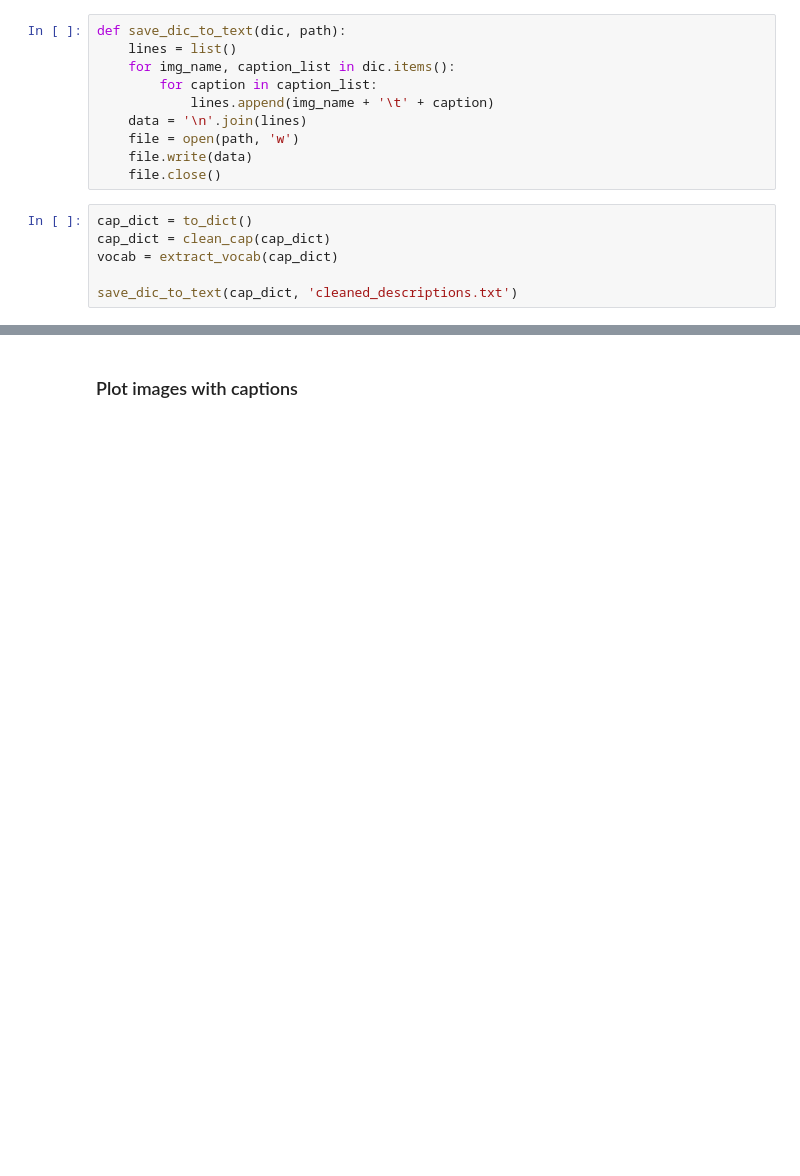
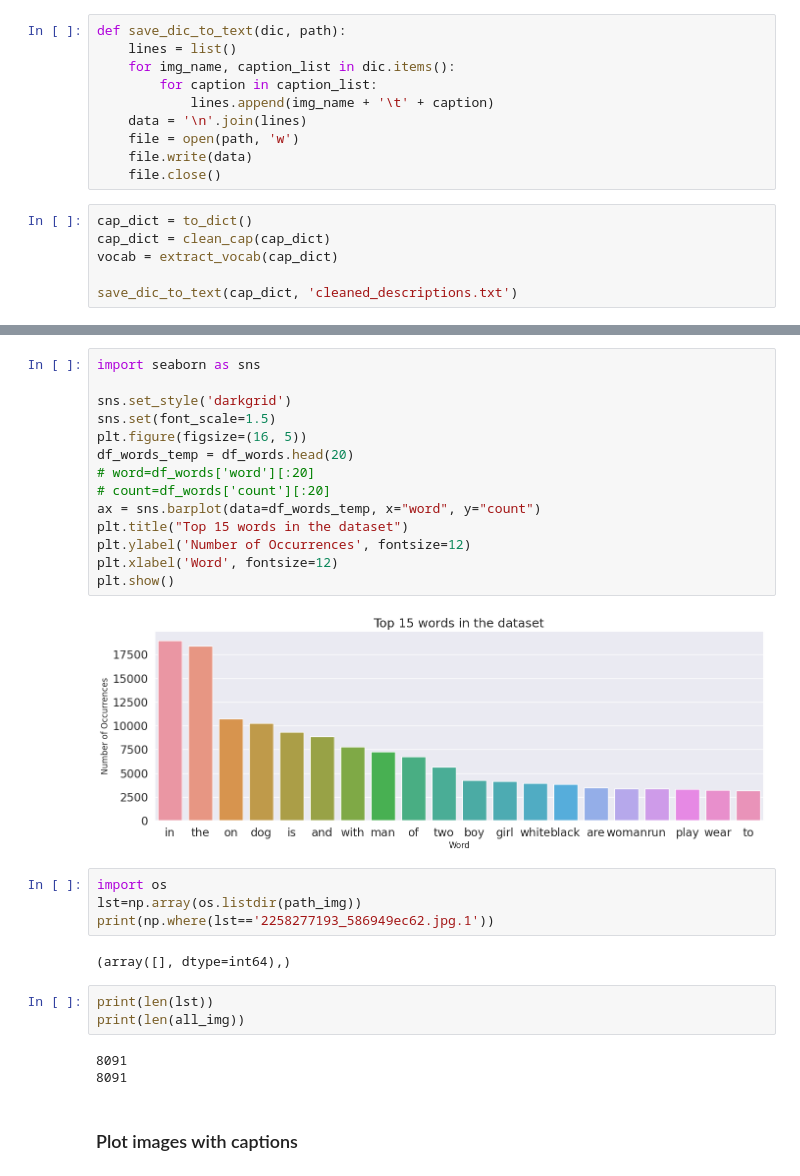
Before and after one commit to basavbamrah/image-caption-generator, a Jupyter notebook: imageCaptionGenerator/imageCaptionModel/train.ipynb, the cells around one changed output, grey strips where cells are left out. Saved outputs shown, nothing was run; the diff lists cells and outputs as text; blank space fills up the shorter version.

```diff
--- a/imageCaptionGenerator/imageCaptionModel/train.ipynb
+++ b/imageCaptionGenerator/imageCaptionModel/train.ipynb
@@ -134,3 +159,31 @@ df_words
+# %%
+import seaborn as sns
+
+sns.set_style('darkgrid')
+sns.set(font_scale=1.5)
+plt.figure(figsize=(16, 5))
+df_words_temp = df_words.head(20)
+# word=df_words['word'][:20]
+# count=df_words['count'][:20]
+ax = sns.barplot(data=df_words_temp, x="word", y="count")
+plt.title("Top 15 words in the dataset")
+plt.ylabel('Number of Occurrences', fontsize=12)
+plt.xlabel('Word', fontsize=12)
+plt.show()
+# %% [output]
+[figure, added]
+# %%
+import os
+lst=np.array(os.listdir(path_img))
+print(np.where(lst=='2258277193_586949ec62.jpg.1'))
+# %% [output]
+(array([], dtype=int64),)
+# %%
+print(len(lst))
+print(len(all_img))
+# %% [output]
+8091
+8091
 # %% [markdown]
 ### Plot images with captions
 # %%
```
Also changed, not shown: parts of 20 cells of this notebook, 2 other files.
